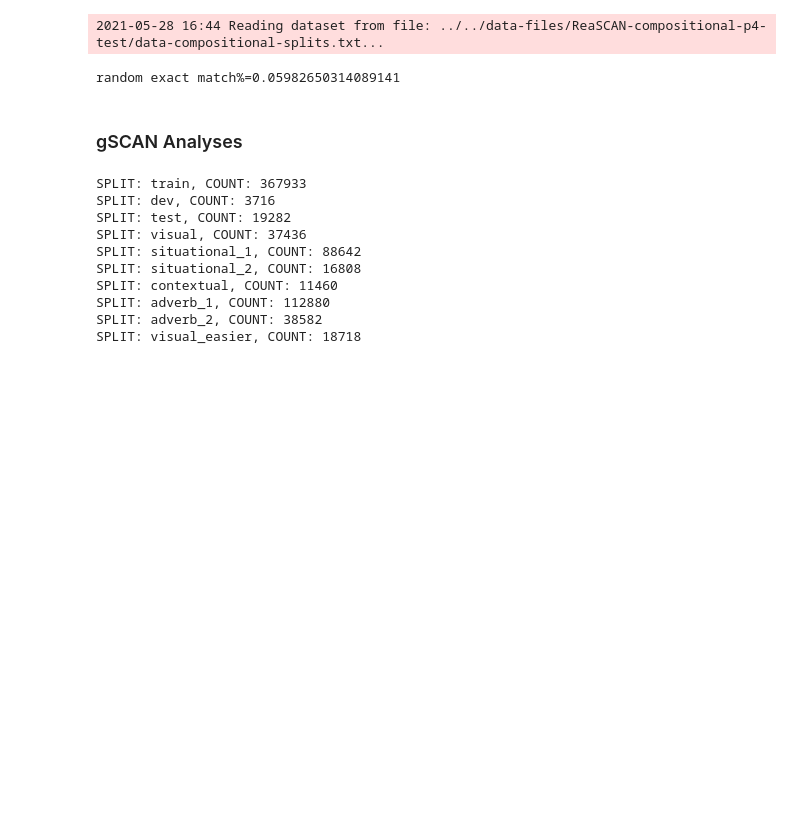
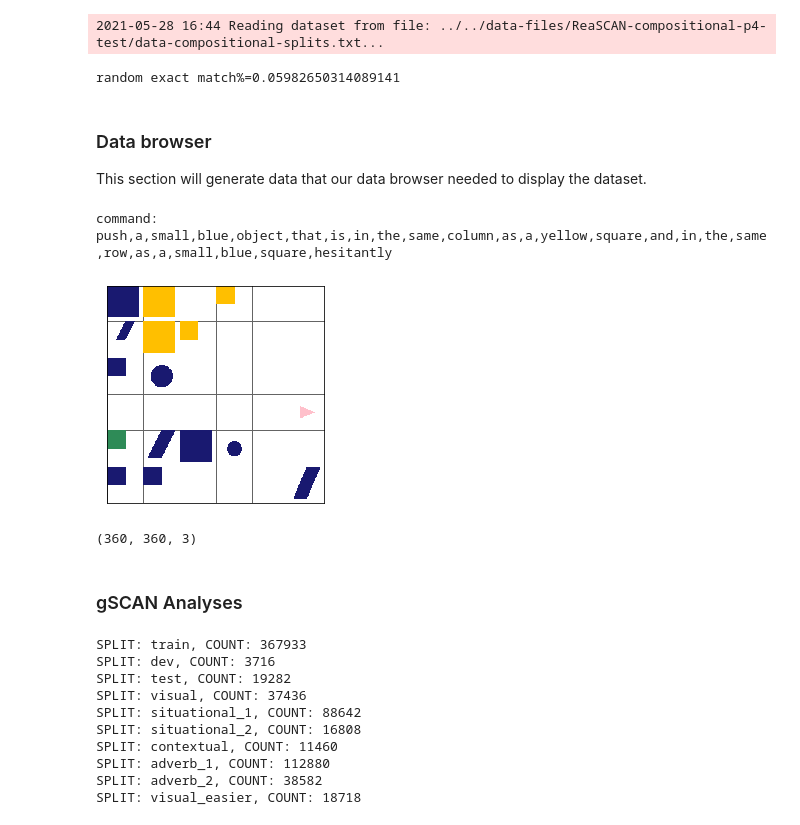
Before and after one commit to frankaging/Reason-SCAN, a Jupyter notebook: code/dataset/ReaSCAN-analysis.ipynb, the cells around one changed output. Cells and saved outputs as stored; diff of their text form; code cells hidden in the pictures; blank space fills up the shorter version.

```diff
--- a/code/dataset/ReaSCAN-analysis.ipynb
+++ b/code/dataset/ReaSCAN-analysis.ipynb
@@ -1033,6 +1033,40 @@ exact_match_p = exact_match_c/len(target_actions)
 print(f"random exact match%={exact_match_p*100.}")
 # %% [output]
 random exact match%=0.05982650314089141
+# %% [markdown]
+### Data browser
+This section will generate data that our data browser needed to display the dataset.
+# %%
+ReaSCAN_data_file = "ReaSCAN-compositional-p3/data-compositional-splits.txt"
+ReaSCAN_data_json = json.load(open(os.path.join("../../data-files-updated/", ReaSCAN_data_file)))
+# %%
+example = ReaSCAN_data_json["examples"]["train"][random.randint(0, len(ReaSCAN_data_json["examples"]["train"])-1)]
+command = example["command"]
+print(f"command: {command}")
+situation = example["situation"]
+world = World(grid_size=6, colors=vocabulary.get_semantic_colors(),
+              object_vocabulary=object_vocabulary,
+              shapes=vocabulary.get_semantic_shapes(),
+              save_directory="./tmp/")
+world.clear_situation()
+for obj_idx, obj in situation["placed_objects"].items():
+    world.place_object(
+        Object(size=int(obj["object"]["size"]), color=obj["object"]["color"], shape=obj["object"]["shape"]),
+        position=Position(row=int(obj["position"]["row"]), column=int(obj["position"]["column"]))
+    )
+world.place_agent_at(
+    Position(
+        row=int(situation["agent_position"]["row"]),
+        column=int(situation["agent_position"]["column"])
+))
+world_array = world.render_simple()
+# %% [output]
+command: push,a,small,blue,object,that,is,in,the,same,column,as,a,yellow,square,and,in,the,same,row,as,a,small,blue,square,hesitantly
+[figure, added]
+# %%
+world_array.shape
+# %% [output]
+(360, 360, 3)
 # %% [markdown]
 ### gSCAN Analyses
 # %%
```
Also changed, not shown: 2 other files.
